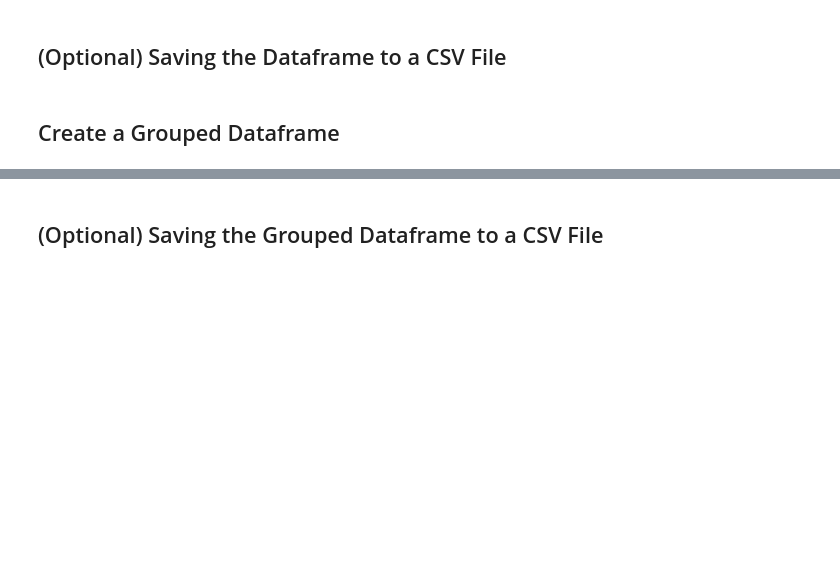
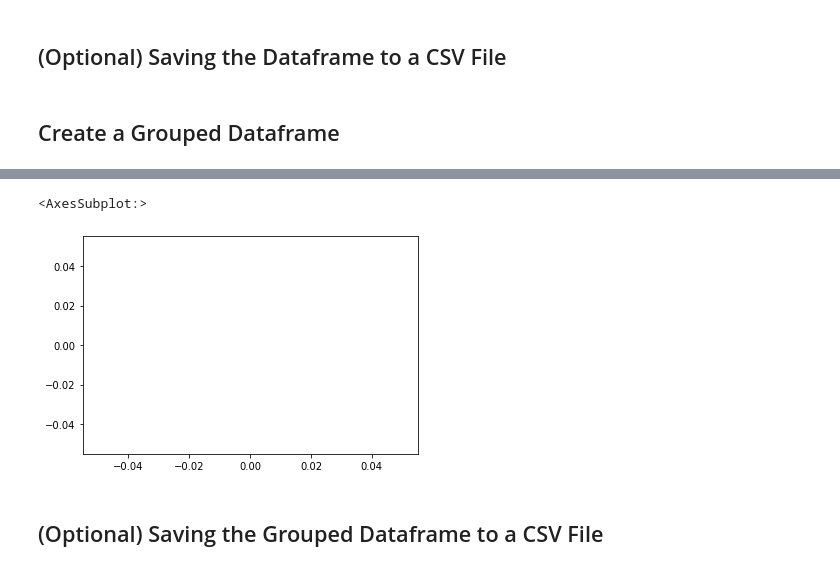
Before and after one commit to madhava20217/Relaxed_Memory_study, a Jupyter notebook: klsm_analysis.ipynb, the cells around one changed output, grey strips where cells are left out. Saved outputs shown, nothing was run; the diff lists cells and outputs as text; code cells hidden in the pictures; blank space fills up the shorter version.

Commit message:
created dataframes for analyses

```diff
--- a/klsm_analysis.ipynb
+++ b/klsm_analysis.ipynb
@@ -87,0 +66,6 @@ grouped_dataframe
+# %%
+grouped_dataframe.reset_index(inplace = True)
+# %%
+#rename columns for better visibility and splitting
+grouped_dataframe.columns = ['benchmark', 'cores', 'frequency', 'power', 'throughput_mean', 'throughput_min', 'throughput_max', 'throughput_median',
+                            'efficiency_mean', 'efficiency_min', 'efficiency_max', 'efficiency_median']
@@ -88,3 +129,8 @@ grouped_dataframe
+# %%
+sns.lineplot(x = grouped_dataframe.index, )
+# %% [output]
+<AxesSubplot:>
+[figure, added]
 # %% [markdown]
 ## (Optional) Saving the Grouped Dataframe to a CSV File
 # %%
```
Also changed, not shown: parts of 7 cells of this notebook.
